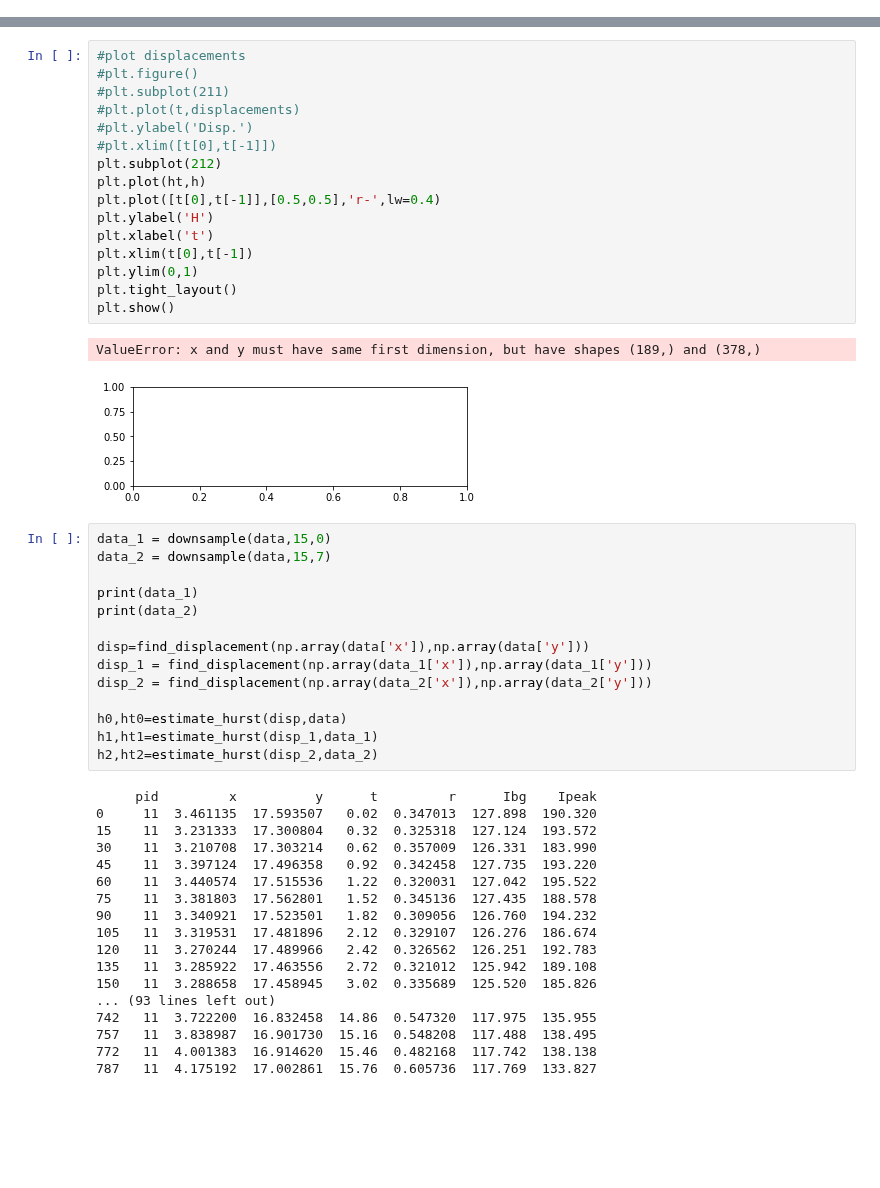
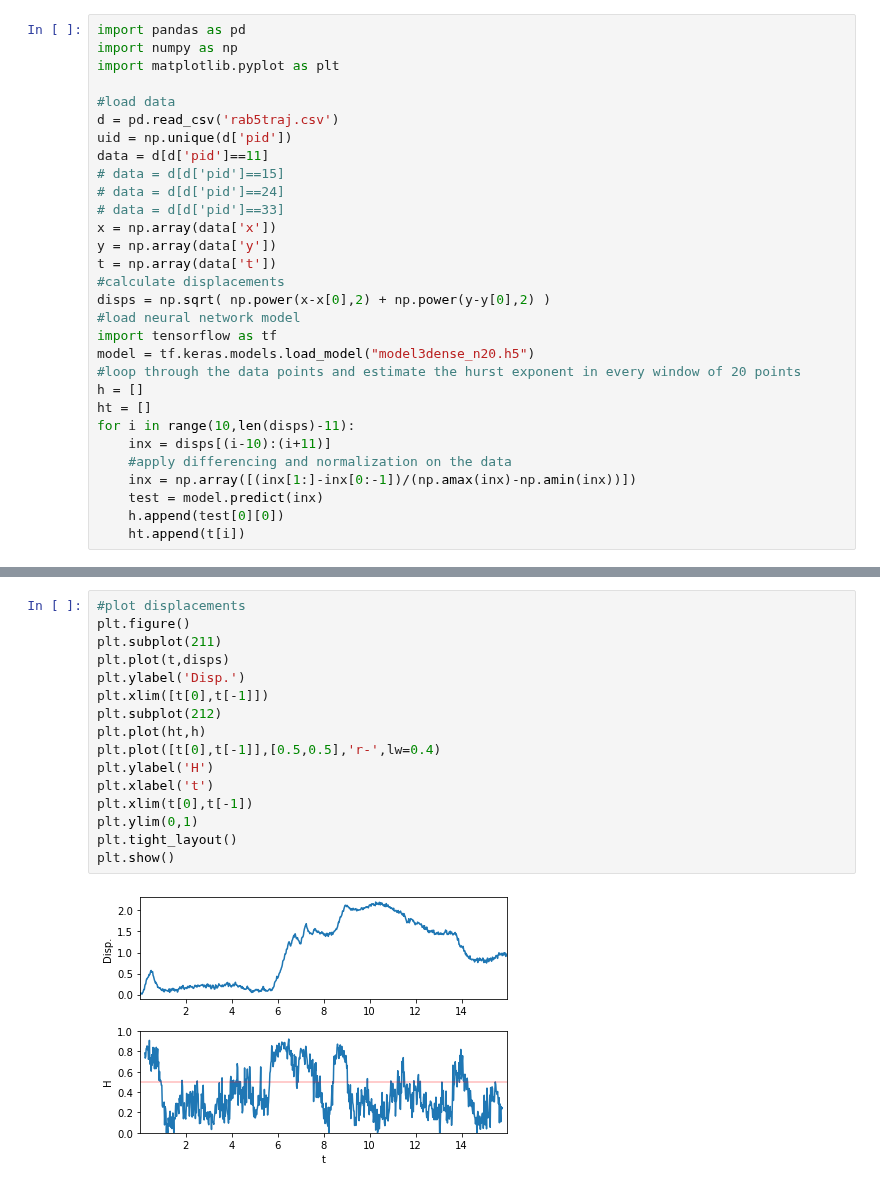
Before and after one commit to paulvautravers/Mphys-Sem-1, a Jupyter notebook: supervised_nn_fbm_realtrajectory.ipynb, the cells around one changed output, grey strips where cells are left out. Saved outputs shown, nothing was run; the diff lists cells and outputs as text; blank space fills up the shorter version.

```diff
--- a/supervised_nn_fbm_realtrajectory.ipynb
+++ b/supervised_nn_fbm_realtrajectory.ipynb
@@ -148,0 +1,30 @@ Data variables:
+# %%
+import pandas as pd
+import numpy as np
+import matplotlib.pyplot as plt
+
+#load data
+d = pd.read_csv('rab5traj.csv')
+uid = np.unique(d['pid'])
+data = d[d['pid']==11]
+# data = d[d['pid']==15]
+# data = d[d['pid']==24]
+# data = d[d['pid']==33]
+x = np.array(data['x'])
+y = np.array(data['y'])
+t = np.array(data['t'])
+#calculate displacements
+disps = np.sqrt( np.power(x-x[0],2) + np.power(y-y[0],2) )
+#load neural network model
+import tensorflow as tf
+model = tf.keras.models.load_model("model3dense_n20.h5")
+#loop through the data points and estimate the hurst exponent in every window of 20 points
+h = []
+ht = []
+for i in range(10,len(disps)-11):
+    inx = disps[(i-10):(i+11)]
+    #apply differencing and normalization on the data
+    inx = np.array([(inx[1:]-inx[0:-1])/(np.amax(inx)-np.amin(inx))])
+    test = model.predict(inx)
+    h.append(test[0][0])
+    ht.append(t[i])
@@ -149,51 +70,18 @@ Data variables:
 # %%
 #plot displacements
-#plt.figure()
-#plt.subplot(211)
-#plt.plot(t,displacements)
-#plt.ylabel('Disp.')
-#plt.xlim([t[0],t[-1]])
+plt.figure()
+plt.subplot(211)
+plt.plot(t,disps)
+plt.ylabel('Disp.')
+plt.xlim([t[0],t[-1]])
 plt.subplot(212)
 plt.plot(ht,h)
 plt.plot([t[0],t[-1]],[0.5,0.5],'r-',lw=0.4)
 plt.ylabel('H')
 plt.xlabel('t')
 plt.xlim(t[0],t[-1])
 plt.ylim(0,1)
 plt.tight_layout()
 plt.show()
 # %% [output]
-ValueError: x and y must have same first dimension, but have shapes (189,) and (378,)
-[figure, old version]
+[figure, new version]
-# %%
-data_1 = downsample(data,15,0)
-data_2 = downsample(data,15,7)
-
-print(data_1)
-print(data_2)
-
-disp=find_displacement(np.array(data['x']),np.array(data['y']))
-disp_1 = find_displacement(np.array(data_1['x']),np.array(data_1['y']))
-disp_2 = find_displacement(np.array(data_2['x']),np.array(data_2['y']))
-
-h0,ht0=estimate_hurst(disp,data)
-h1,ht1=estimate_hurst(disp_1,data_1)
-h2,ht2=estimate_hurst(disp_2,data_2)
-# %% [output]
-     pid         x          y      t         r      Ibg    Ipeak
-0     11  3.461135  17.593507   0.02  0.347013  127.898  190.320
-15    11  3.231333  17.300804   0.32  0.325318  127.124  193.572
-30    11  3.210708  17.303214   0.62  0.357009  126.331  183.990
-45    11  3.397124  17.496358   0.92  0.342458  127.735  193.220
-60    11  3.440574  17.515536   1.22  0.320031  127.042  195.522
-75    11  3.381803  17.562801   1.52  0.345136  127.435  188.578
-90    11  3.340921  17.523501   1.82  0.309056  126.760  194.232
-105   11  3.319531  17.481896   2.12  0.329107  126.276  186.674
-120   11  3.270244  17.489966   2.42  0.326562  126.251  192.783
-135   11  3.285922  17.463556   2.72  0.321012  125.942  189.108
-150   11  3.288658  17.458945   3.02  0.335689  125.520  185.826
-... (93 lines left out)
-742   11  3.722200  16.832458  14.86  0.547320  117.975  135.955
-757   11  3.838987  16.901730  15.16  0.548208  117.488  138.495
-772   11  4.001383  16.914620  15.46  0.482168  117.742  138.138
-787   11  4.175192  17.002861  15.76  0.605736  117.769  133.827
```
Also changed, not shown: parts of 16 cells of this notebook.
